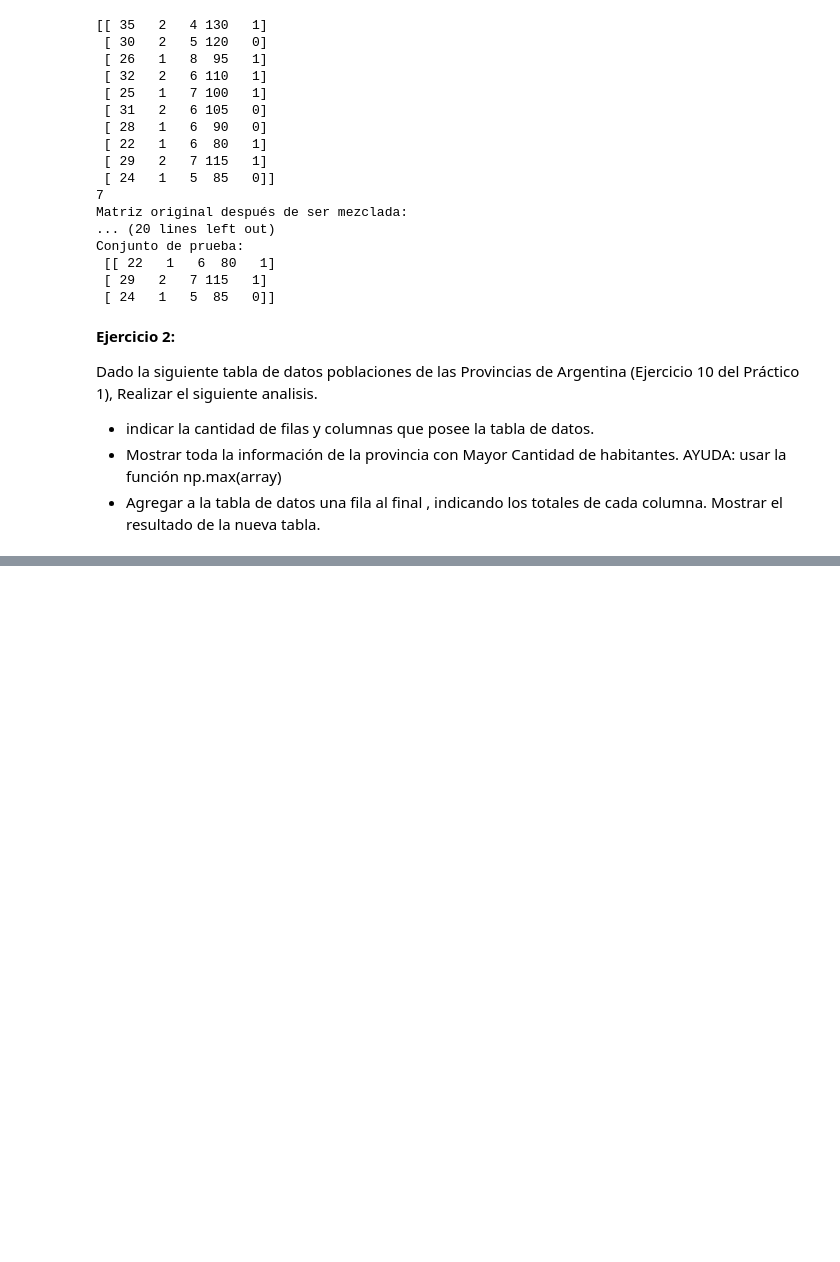
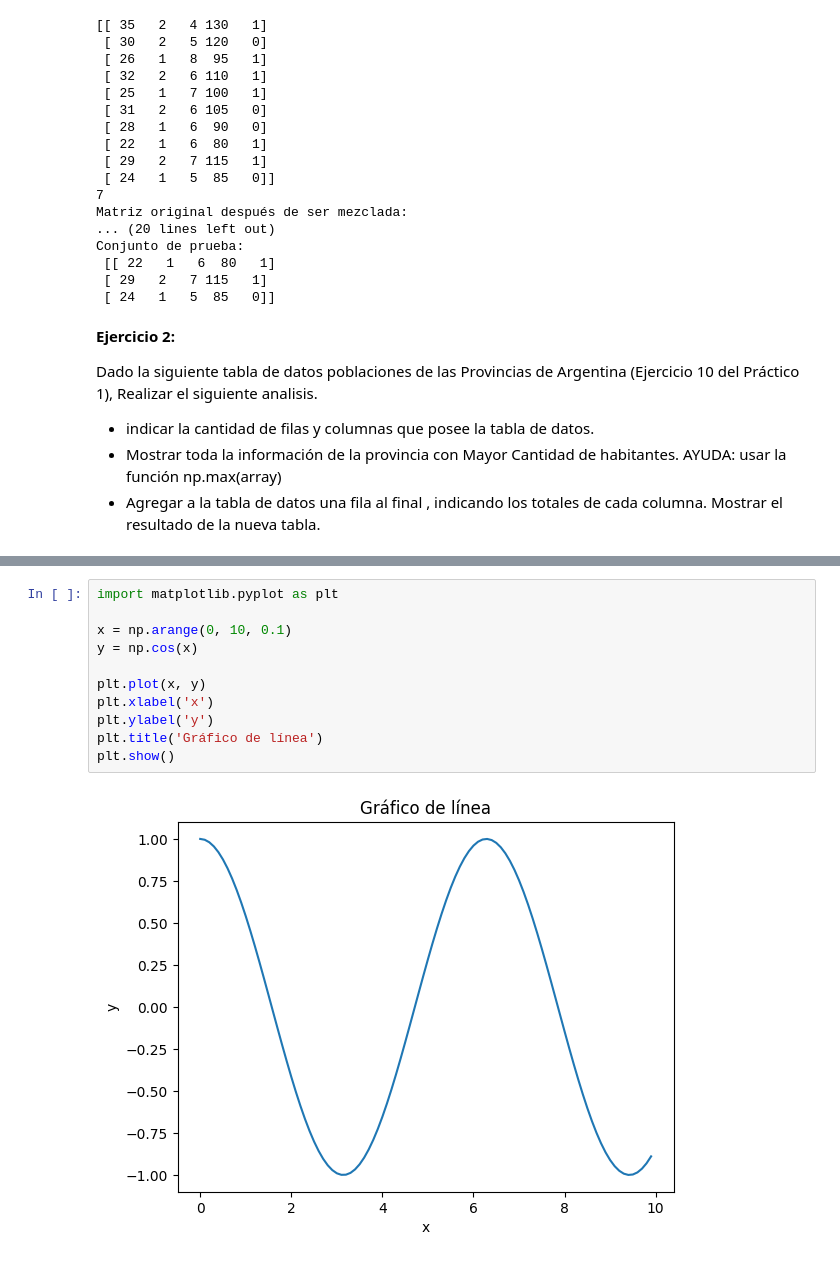
Before and after one commit to agustinsalum/ciencia-datos-python, a Jupyter notebook: Trabajos-practicos/tp2/tp2.ipynb, the cells around one changed output, grey strips where cells are left out. Saved outputs shown, nothing was run; the diff lists cells and outputs as text; blank space fills up the shorter version.

```diff
--- a/Trabajos-practicos/tp2/tp2.ipynb
+++ b/Trabajos-practicos/tp2/tp2.ipynb
@@ -455,0 +486,13 @@ IndexError: too many indices for array: array is 1-dimensional, but 2 were index
+# %%
+import matplotlib.pyplot as plt
+
+x = np.arange(0, 10, 0.1)
+y = np.cos(x)
+
+plt.plot(x, y)
+plt.xlabel('x')
+plt.ylabel('y')
+plt.title('Gráfico de línea')
+plt.show()
+# %% [output]
+[figure, added]
```
Also changed, not shown: parts of 16 cells of this notebook.
